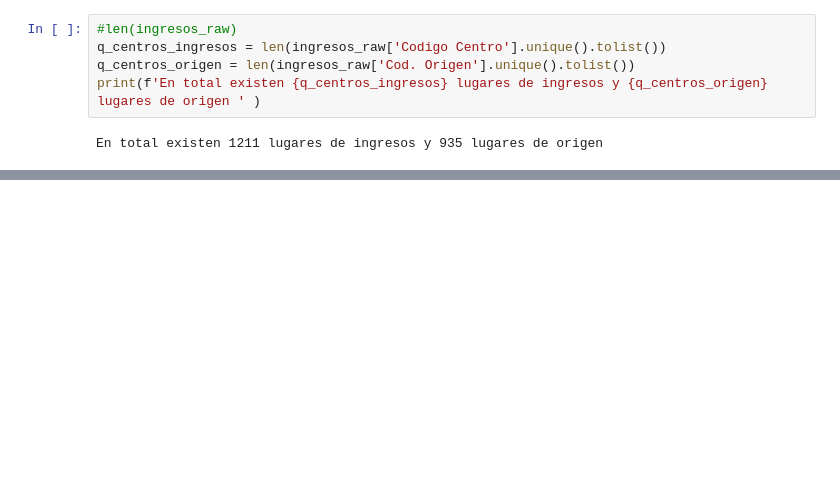
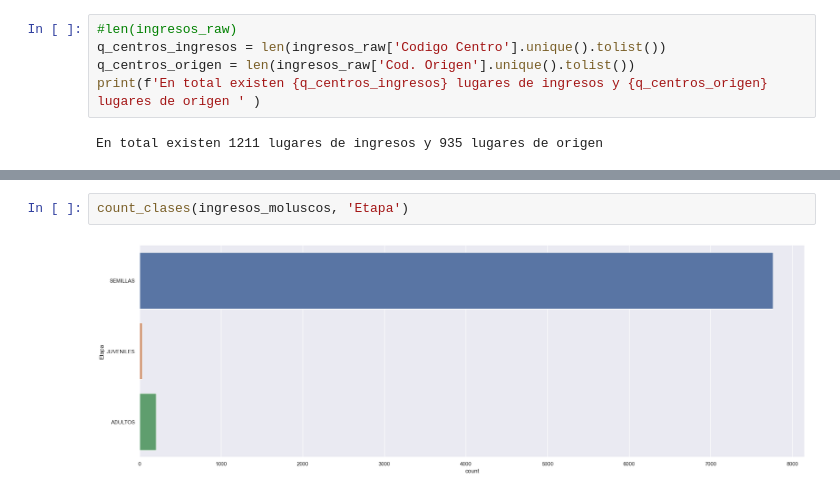
Before and after one commit to pedropablosilvaa/tesis_magister, a Jupyter notebook: notebooks/1_01_EDA_sernapesca_Ingresos.ipynb, the cells around one changed output, grey strips where cells are left out. Cells and saved outputs as stored; diff of their text form; blank space fills up the shorter version.

```diff
--- a/notebooks/1_01_EDA_sernapesca_Ingresos.ipynb
+++ b/notebooks/1_01_EDA_sernapesca_Ingresos.ipynb
@@ -200,0 +225,4 @@ En total existen 1211 lugares de ingresos y 935 lugares de origen
+# %%
+count_clases(ingresos_moluscos, 'Etapa')
+# %% [output]
+[figure, added]
```
Also changed, not shown: parts of 8 cells of this notebook, 3 other files.
